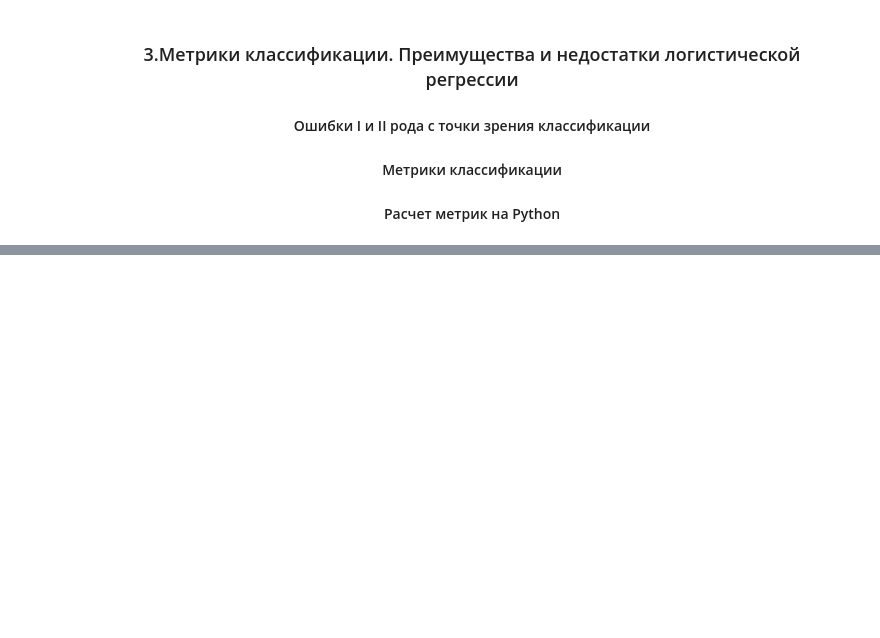
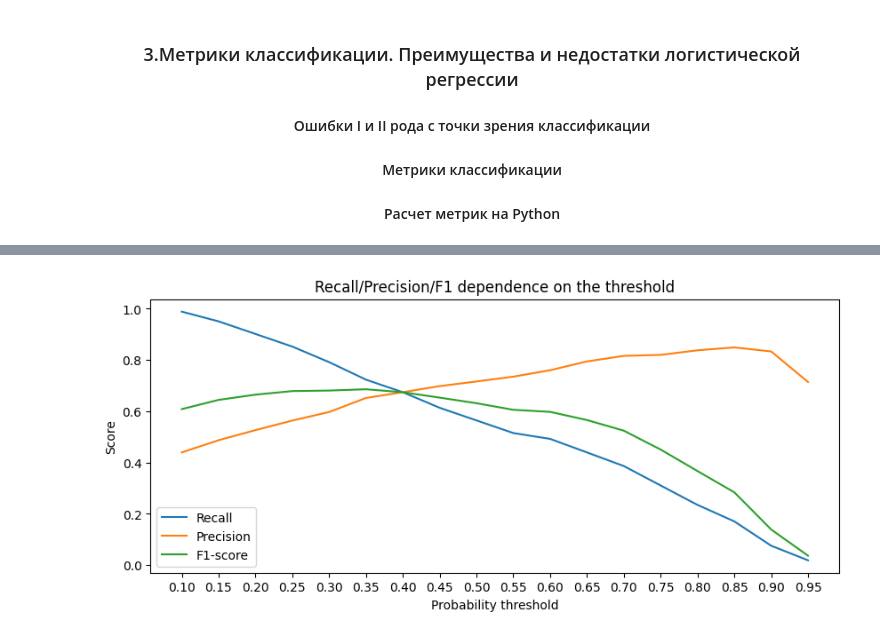
Before and after one commit to Kagemushe/sf_data_science, a Jupyter notebook: Block_4/Block_4_3.ipynb, the cells around one changed output, grey strips where cells are left out. Saved outputs shown, nothing was run; the diff lists cells and outputs as text; code cells hidden in the pictures; blank space fills up the shorter version.

```diff
--- a/Block_4/Block_4_3.ipynb
+++ b/Block_4/Block_4_3.ipynb
@@ -202,0 +235,41 @@ y_pred2 = log_reg_full.predict(diabetes_data.drop('Outcome', axis=1))
+# %%
+# Считаем наличие вероятности диабета для каждого пациента
+# Нас интересует только вероятность класса (второй столбец)
+y_proba_pred = log_reg_full.predict_proba(diabetes_data.drop('Outcome', axis=1))[:,1]
+# Для удобства завернем numpy-массив в Pandas Series
+y_proba_pred = pd.Series(y_proba_pred)
+# Создадим списки в которых будем хранить значение метрик
+recall_scores = []
+precision_scores = []
+f1_scores = []
+# Сгенерируем набор вероятностных порогов в диапазоне от 0.1 до 1
+thresholds = np.arange(0.1, 1, 0.05)
+# В цикле будем перебирать сгенерированные пороги
+for threshold in thresholds:
+    # Пациенты для которых вероятность > threshold, относим к классу 1
+    # В проитвном случае к 0
+    y_pred = y_proba_pred.apply(lambda x: 1 if x>threshold else 0)
+    # Считаем метрики и добавляем их в списки
+    recall_scores.append(metrics.recall_score(y, y_pred))
+    precision_scores.append(metrics.precision_score(y, y_pred))
+    f1_scores.append(metrics.f1_score(y, y_pred))
+# %%
+# Визуализируем метрики при различных thresholds
+fig, ax = plt.subplots(figsize=(10,4)) # фигура + координатная плоскость
+# Строим линейный график зависимости recall от threshold
+ax.plot(thresholds, recall_scores, label='Recall')
+# Строим линейный график зависимости precision от threshold
+ax.plot(thresholds, precision_scores, label='Precision')
+# Строим линейный график зависимости F1 от threshold
+ax.plot(thresholds, f1_scores, label='F1-score')
+
+# Даем графику название и подписываем оси
+ax.set_title('Recall/Precision/F1 dependence on the threshold')
+ax.set_xlabel('Probability threshold')
+ax.set_ylabel('Score')
+# Устанавливаем отметки по оси х
+ax.set_xticks(thresholds)
+# Отображаем легенду
+ax.legend();
+# %% [output]
+[figure, added]
```
Also changed, not shown: parts of 22 cells of this notebook.
